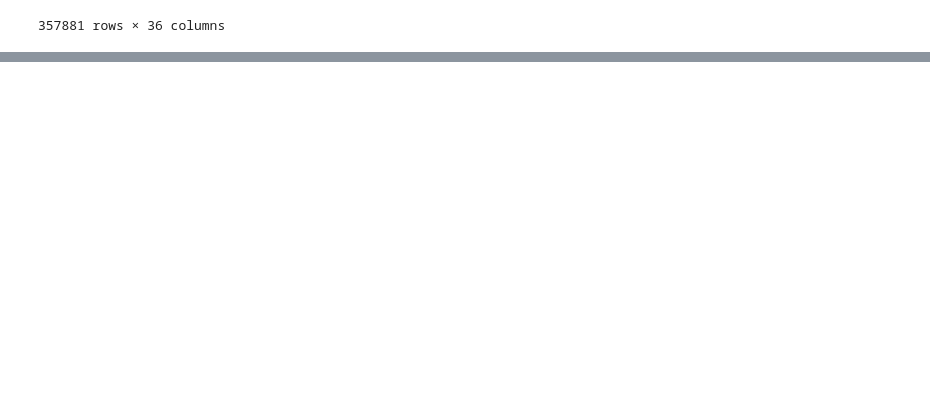
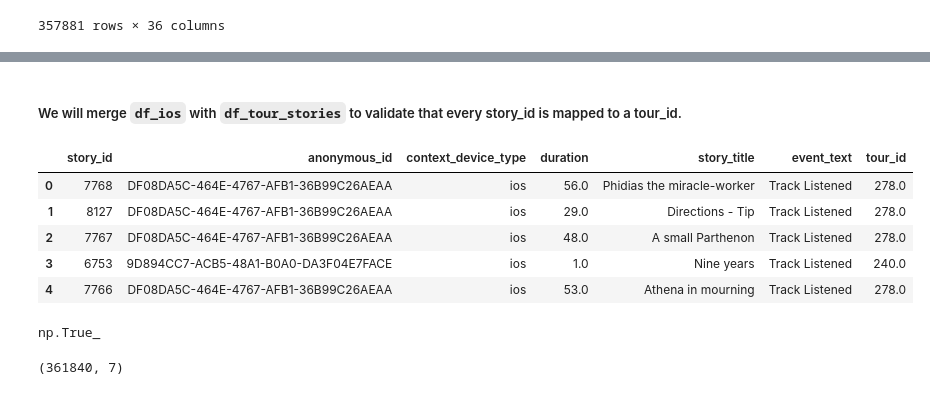
Before and after one commit to VassilisK2001/Personalized-Tours, a Jupyter notebook: notebooks/Data_Cleaning.ipynb, the cells around one changed output, grey strips where cells are left out. Saved outputs shown, nothing was run; the diff lists cells and outputs as text; code cells hidden in the pictures; blank space fills up the shorter version.

```diff
--- a/notebooks/Data_Cleaning.ipynb
+++ b/notebooks/Data_Cleaning.ipynb
@@ -484,0 +512,3 @@ df_ios.head()
+# %%
+# Convert data types
+df_ios['duration'] = df_ios['duration'].astype('float')
@@ -484,0 +539,8 @@ df_ios.head()
+# %%
+# Drop unecessary columns
+cols_drop_ios = ['id', 'received_at', 'timestamp',  'context_os_name', 'context_traits_user_id', 'event',  'context_network_wifi', 'context_screen_height',
+       'context_app_namespace', 'context_device_name', 'context_library_version', 'context_screen_width', 'context_app_build', 'context_app_name', 'context_device_id',
+       'context_device_model', 'context_timezone', 'uuid_ts', 'context_network_cellular', 'context_traits_anonymous_id', 'context_app_version', 'context_ip', 'context_network_carrier',
+       'context_os_version', 'original_timestamp', 'user_id', 'context_device_manufacturer', 'context_library_name', 'context_locale', 'sent_at']
+
+df_ios.drop(columns=cols_drop_ios, inplace=True)
@@ -484,0 +563,16 @@ df_ios.head()
+# %% [markdown]
+##### We will merge <code>df_ios</code> with <code>df_tour_stories</code> to validate that every story_id is mapped to a tour_id.
+# %%
+df_ios = df_ios.merge(df_tour_stories[['story_id', 'tour_id']], on='story_id', how='left')
+df_ios.head()
+# %% [output]
+|  | story_id | anonymous_id | context_device_type | duration | story_title | event_text | tour_id |
+| 0 | 7768 | DF08DA5C-464E-4767-AFB1-36B99C26AEAA | ios | 56.0 | Phidias the miracle-worker | Track Listened | 278.0 |
+| 1 | 8127 | DF08DA5C-464E-4767-AFB1-36B99C26AEAA | ios | 29.0 | Directions - Tip | Track Listened | 278.0 |
+| 2 | 7767 | DF08DA5C-464E-4767-AFB1-36B99C26AEAA | ios | 48.0 | A small Parthenon | Track Listened | 278.0 |
+| 3 | 6753 | 9D894CC7-ACB5-48A1-B0A0-DA3F04E7FACE | ios | 1.0 | Nine years | Track Listened | 240.0 |
+| 4 | 7766 | DF08DA5C-464E-4767-AFB1-36B99C26AEAA | ios | 53.0 | Athena in mourning | Track Listened | 278.0 |
+# %%
+df_ios['tour_id'].isna().any()
+# %% [output]
+np.True_
@@ -484,0 +582,4 @@ df_ios.head()
+# %%
+df_ios.shape
+# %% [output]
+(361840, 7)
```
Also changed, not shown: parts of 14 cells of this notebook.
